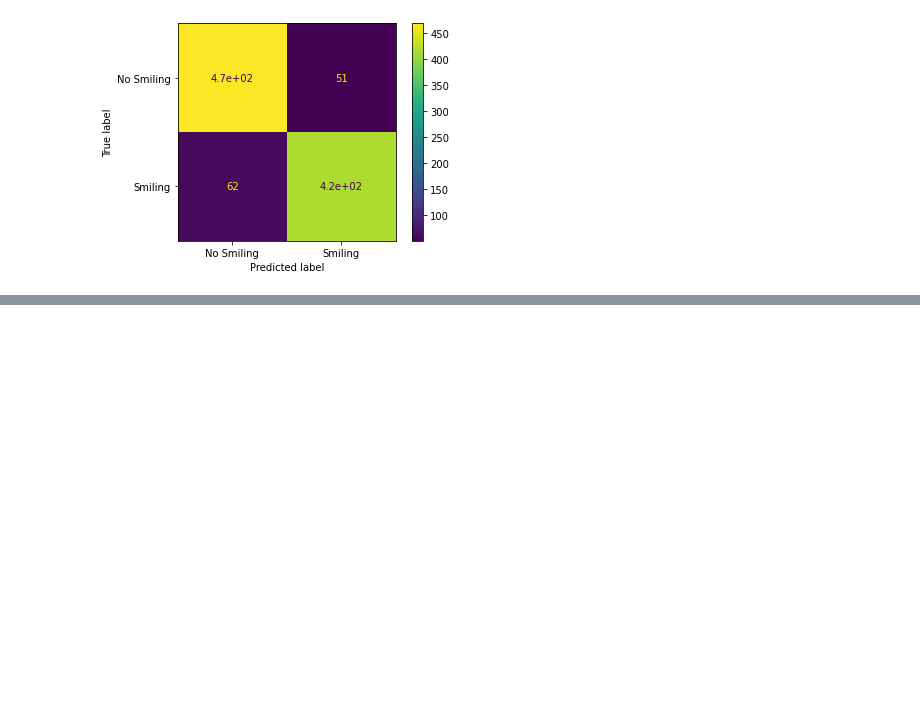
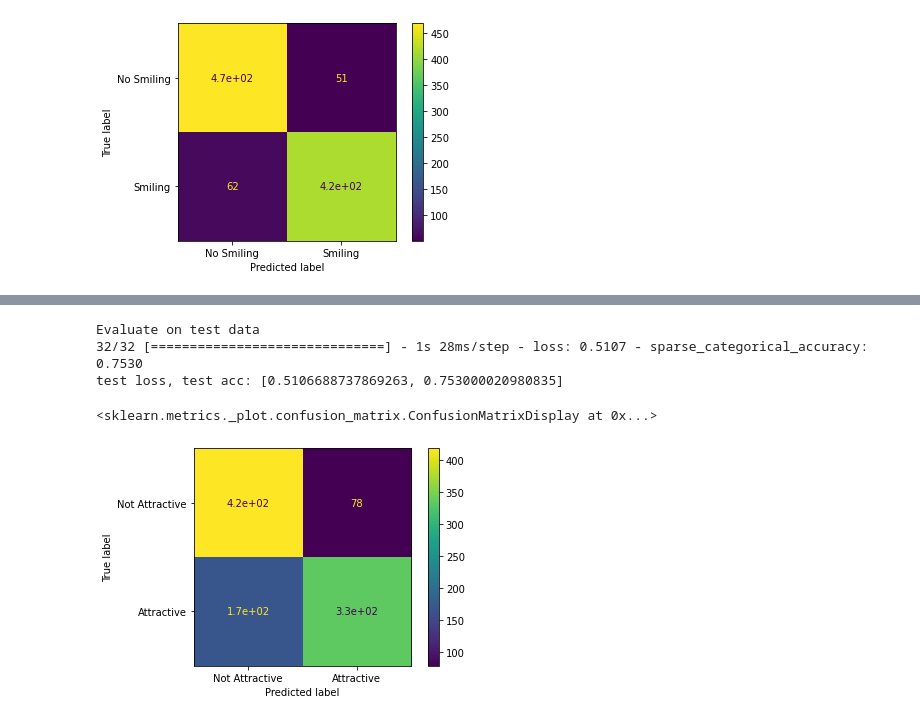
Before and after one commit to katdask/Data_Science_Projects, a Jupyter notebook: Unzip.ipynb, the cells around one changed output, grey strips where cells are left out. Drawn from its saved outputs; the diff is of its cells as text; code cells hidden in the pictures; blank space fills up the shorter version.

```diff
--- a/Unzip.ipynb
+++ b/Unzip.ipynb
@@ -495,0 +553,29 @@ disp.plot()
+# %%
+# We specify the training configuration (optimizer, loss, metrics):
+attr_model.compile(
+    optimizer=keras.optimizers.Adam(learning_rate=0.001),
+    loss=keras.losses.SparseCategoricalCrossentropy(),
+    metrics=[keras.metrics.SparseCategoricalAccuracy()])
+# %%
+# Call_back to store best model
+file_name = 'best_model_attr.h5'
+checkpoint_path= os.path.join('checkpoint2',file_name)
+
+call_back = tf.keras.callbacks.ModelCheckpoint(filepath=checkpoint_path,
+                                                 monitor='val_sparse_categorical_accuracy',
+                                                 verbose=1,
+                                                 save_freq='epoch',
+                                                 save_best_only=True,
+                                                 save_weights_only=False,
+                                                 mode='max')
+# %%
+# Fit model to training data - track through validation data
+print("Fit model on training data")
+history = attr_model.fit(
+    X_train,
+    y_attr_train,
+    batch_size=64,
+    epochs=30,
+    validation_data=(X_valid, y_attr_valid),
+    callbacks=call_back,
+    shuffle=True)
@@ -495,0 +600,20 @@ disp.plot()
+# %%
+# Final Evaluation on test data
+attr_model.load_weights(checkpoint_path)
+
+print("Evaluate on test data")
+results = attr_model.evaluate(X_test, y_attr_test, batch_size=32)
+print("test loss, test acc:", results)
+# %% [output]
+Evaluate on test data
+32/32 [==============================] - 1s 28ms/step - loss: 0.5107 - sparse_categorical_accuracy: 0.7530
+test loss, test acc: [0.5106688737869263, 0.753000020980835]
+# %%
+pred = attr_model.predict(X_test)
+y_pred = np.argmax(pred, axis = 1)
+cm=confusion_matrix(y_attr_test, y_pred)
+disp = ConfusionMatrixDisplay(confusion_matrix=cm, display_labels=["Not Attractive", "Attractive"])
+disp.plot()
+# %% [output]
+<sklearn.metrics._plot.confusion_matrix.ConfusionMatrixDisplay at 0x...>
+[figure, added]
```
Also changed, not shown: parts of 4 cells of this notebook.
